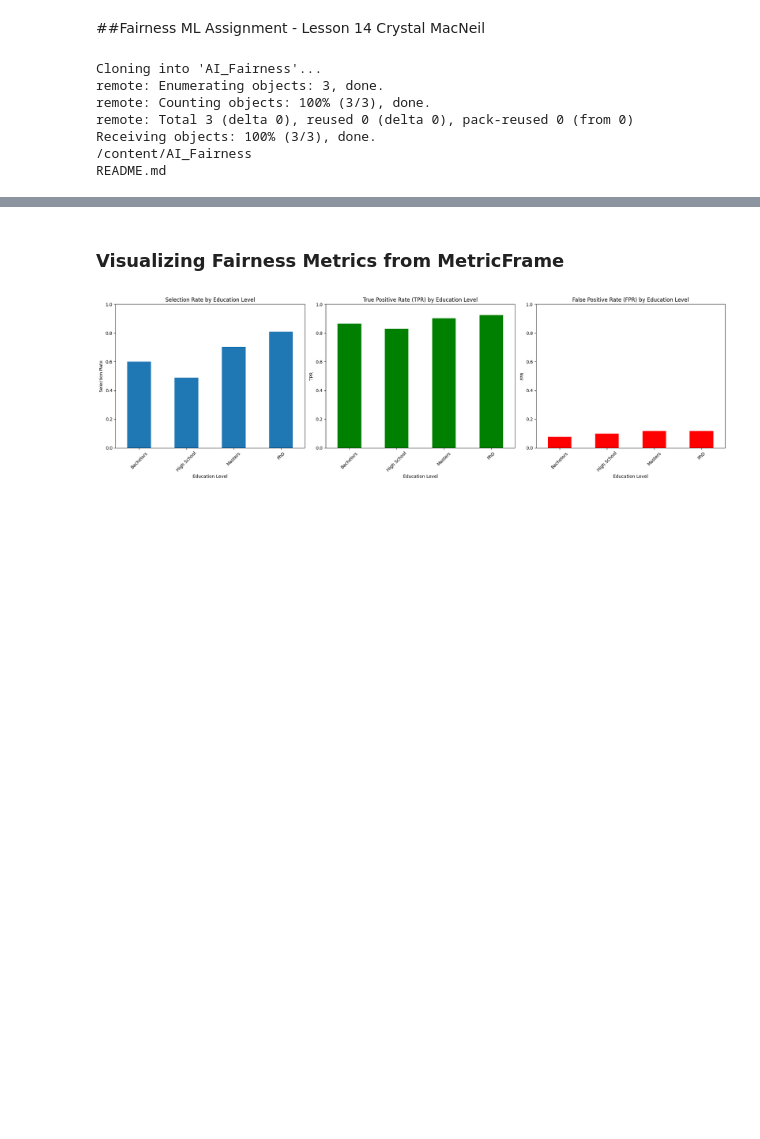
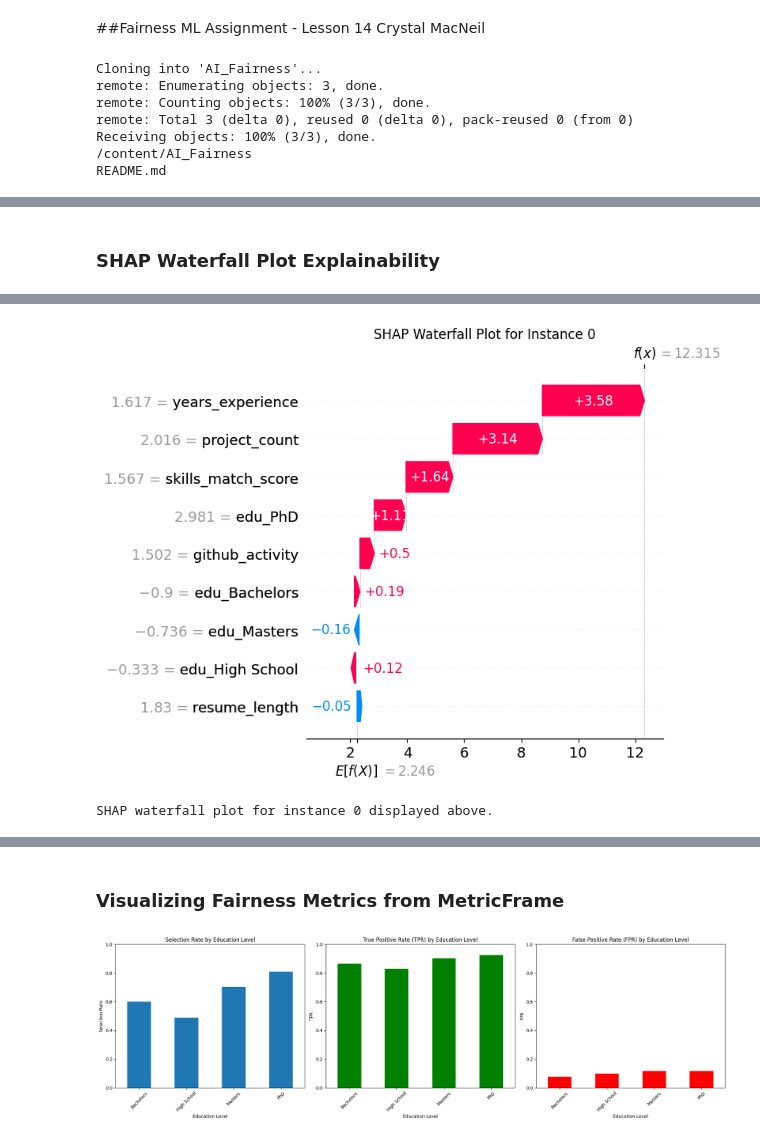
Before and after one commit to Loopinlogix/AI_Fairness, a Jupyter notebook: Ai_Fairness.ipynb, the cells around one changed output, grey strips where cells are left out. Saved outputs shown, nothing was run; the diff lists cells and outputs as text; code cells hidden in the pictures; blank space fills up the shorter version.

```diff
--- a/Ai_Fairness.ipynb
+++ b/Ai_Fairness.ipynb
@@ -357,0 +338,35 @@ TASK 10: SHAP VS LIME FEATURE IMPORTANCE COMPARISON (VISUALIZATION)
+# %% [markdown]
+### SHAP Waterfall Plot Explainability
+# %%
+# Initialize SHAP JavaScript for rendering (if not already done implicitly by summary_plot)
+shap.initjs()
+
+# Select an instance to explain (e.g., the first test instance)
+idx_to_explain = 0
+
+# Create a SHAP Explanation object for the specific instance
+explainer_linear = shap.LinearExplainer(model, X_train_scaled)
+shap_values_single_instance = explainer_linear.shap_values(X_test_scaled[idx_to_explain])
+
+# Create a SHAP Explanation object using the raw values for the waterfall plot
+# This is crucial for the waterfall plot to work correctly
+explanation = shap.Explanation(
+    values=shap_values_single_instance,
+    base_values=explainer_linear.expected_value,
+    data=X_test_scaled[idx_to_explain],
+    feature_names=X.columns.tolist()
+)
+
+# Generate the waterfall plot
+fig_waterfall = plt.figure(figsize=(10, 6))
+shap.plots.waterfall(explanation, show=False)
+plt.title(f'SHAP Waterfall Plot for Instance {idx_to_explain}')
+plt.tight_layout()
+buf = io.BytesIO() # Create an in-memory buffer
+plt.savefig(buf, format='png', bbox_inches='tight') # Save the figure to the buffer
+buf.seek(0) # Rewind the buffer to the beginning
+display(Image(buf.read())) # Display the image from the buffer
+plt.close(fig_waterfall) # Close the specific figure after saving and displaying
+
+print(f"SHAP waterfall plot for instance {idx_to_explain} displayed above.")
+# %% [output]
@@ -357,0 +375,2 @@ TASK 10: SHAP VS LIME FEATURE IMPORTANCE COMPARISON (VISUALIZATION)
+[figure, added]
+SHAP waterfall plot for instance 0 displayed above.
```
Also changed, not shown: parts of 5 cells of this notebook.
